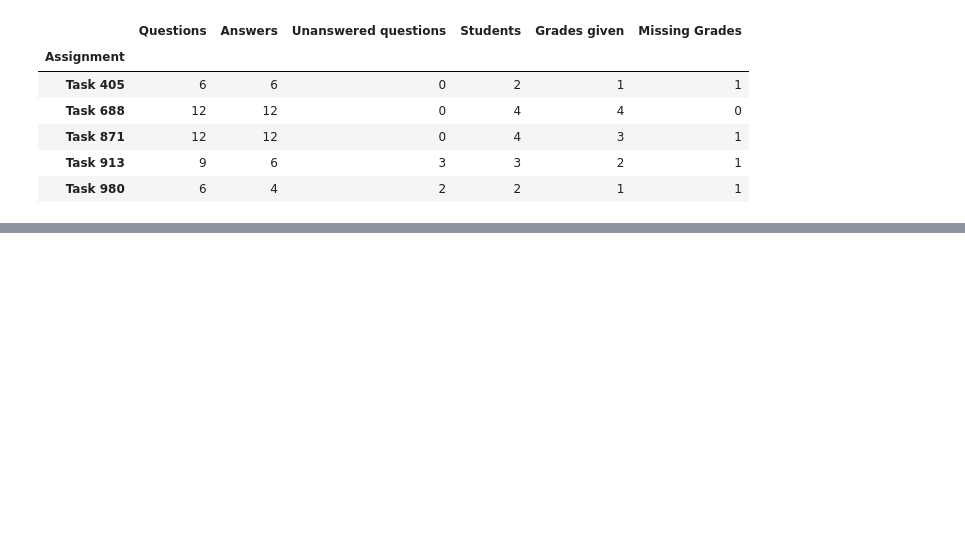
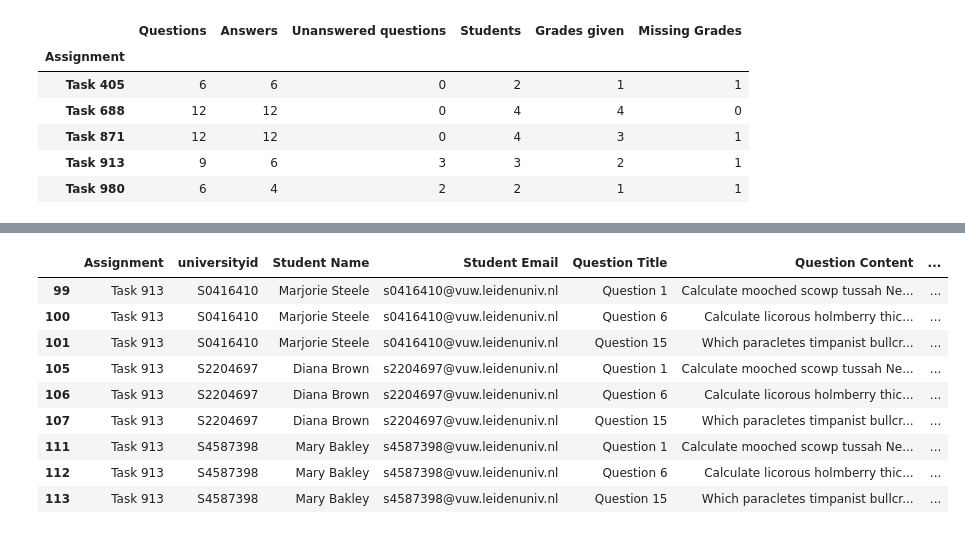
Before and after one commit to Boolytical/EfDS_assignment_DBSQL5, a Jupyter notebook: teacher_summary.ipynb, the cells around one changed output, grey strips where cells are left out. Cells and saved outputs as stored; diff of their text form; code cells hidden in the pictures; blank space fills up the shorter version.

```diff
--- a/teacher_summary.ipynb
+++ b/teacher_summary.ipynb
@@ -140,0 +165,13 @@ grades_summaryDF()
+# %%
+task_summaryDF('Task 913')
+# %% [output]
+|  | Assignment | universityid | Student Name | Student Email | Question Title | Question Content | ... |
+| 99 | Task 913 | S0416410 | Marjorie Steele | s0416410@vuw.leidenuniv.nl | Question 1 | Calculate mooched scowp tussah Ne... | ... |
+| 100 | Task 913 | S0416410 | Marjorie Steele | s0416410@vuw.leidenuniv.nl | Question 6 | Calculate licorous holmberry thic... | ... |
+| 101 | Task 913 | S0416410 | Marjorie Steele | s0416410@vuw.leidenuniv.nl | Question 15 | Which paracletes timpanist bullcr... | ... |
+| 105 | Task 913 | S2204697 | Diana Brown | s2204697@vuw.leidenuniv.nl | Question 1 | Calculate mooched scowp tussah Ne... | ... |
+| 106 | Task 913 | S2204697 | Diana Brown | s2204697@vuw.leidenuniv.nl | Question 6 | Calculate licorous holmberry thic... | ... |
+| 107 | Task 913 | S2204697 | Diana Brown | s2204697@vuw.leidenuniv.nl | Question 15 | Which paracletes timpanist bullcr... | ... |
+| 111 | Task 913 | S4587398 | Mary Bakley | s4587398@vuw.leidenuniv.nl | Question 1 | Calculate mooched scowp tussah Ne... | ... |
+| 112 | Task 913 | S4587398 | Mary Bakley | s4587398@vuw.leidenuniv.nl | Question 6 | Calculate licorous holmberry thic... | ... |
+| 113 | Task 913 | S4587398 | Mary Bakley | s4587398@vuw.leidenuniv.nl | Question 15 | Which paracletes timpanist bullcr... | ... |
```
Also changed, not shown: parts of 8 cells of this notebook, 2 other files.
